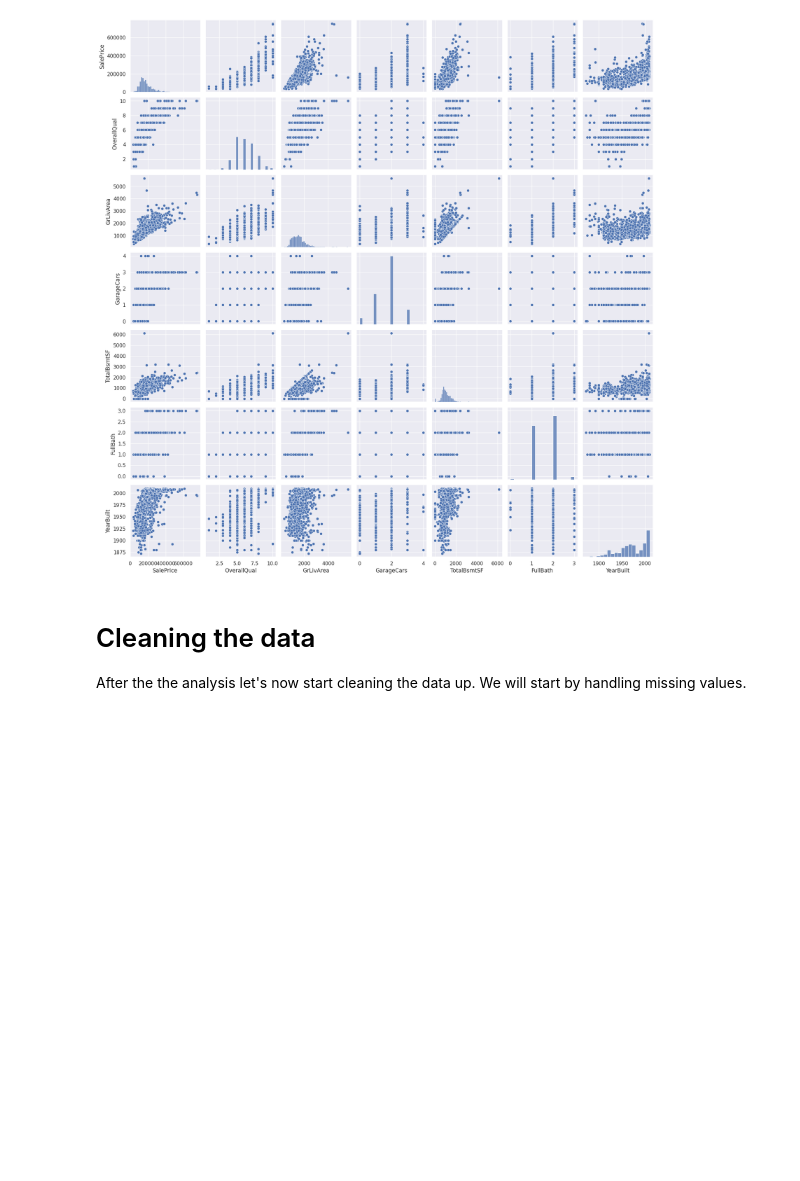
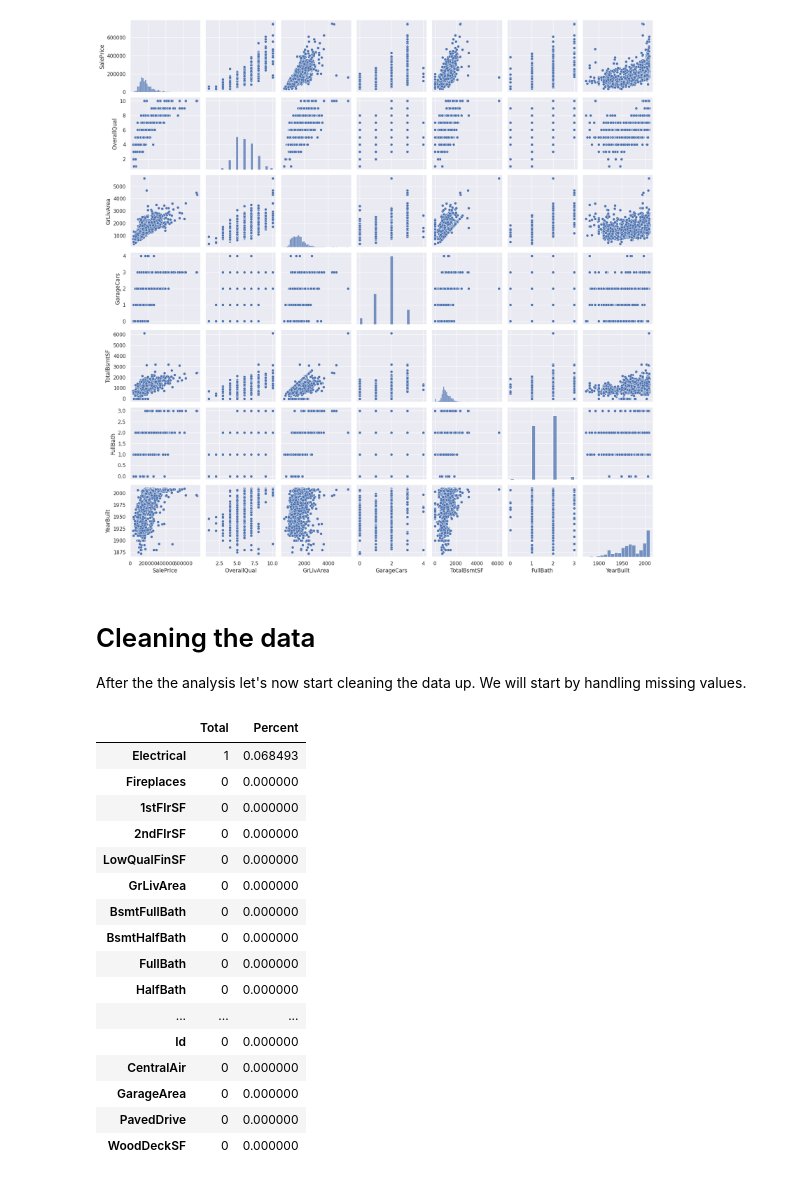
Before and after one commit to ndminh2003/Project, a Jupyter notebook: housepriceeda.ipynb, the cells around one changed output. Saved outputs shown, nothing was run; the diff lists cells and outputs as text; code cells hidden in the pictures; blank space fills up the shorter version.

```diff
--- a/housepriceeda.ipynb
+++ b/housepriceeda.ipynb
@@ -253,3 +254,26 @@ sns.pairplot(df_train[cols], size = 2.5)
 # %% [markdown]
 # Cleaning the data
 After the the analysis let's now start cleaning the data up. We will start by handling missing values.
+# %%
+missing_total = df_train.isnull().sum().sort_values(ascending=False)
+missing_percent = ((df_train.isnull().sum()/df_train.isnull().count())*100).sort_values(ascending=False)
+missing_data = pd.concat([missing_total, missing_percent], axis=1, keys=['Total', 'Percent'])
+missing_data.head(20)
+# %% [output]
+|  | Total | Percent |
+| Electrical | 1 | 0.068493 |
+| Fireplaces | 0 | 0.000000 |
+| 1stFlrSF | 0 | 0.000000 |
+| 2ndFlrSF | 0 | 0.000000 |
+| LowQualFinSF | 0 | 0.000000 |
+| GrLivArea | 0 | 0.000000 |
+| BsmtFullBath | 0 | 0.000000 |
+| BsmtHalfBath | 0 | 0.000000 |
+| FullBath | 0 | 0.000000 |
+| HalfBath | 0 | 0.000000 |
+| ... | ... | ... |
+| Id | 0 | 0.000000 |
+| CentralAir | 0 | 0.000000 |
+| GarageArea | 0 | 0.000000 |
+| PavedDrive | 0 | 0.000000 |
+| WoodDeckSF | 0 | 0.000000 |
```
Also changed, not shown: parts of 11 cells of this notebook.
